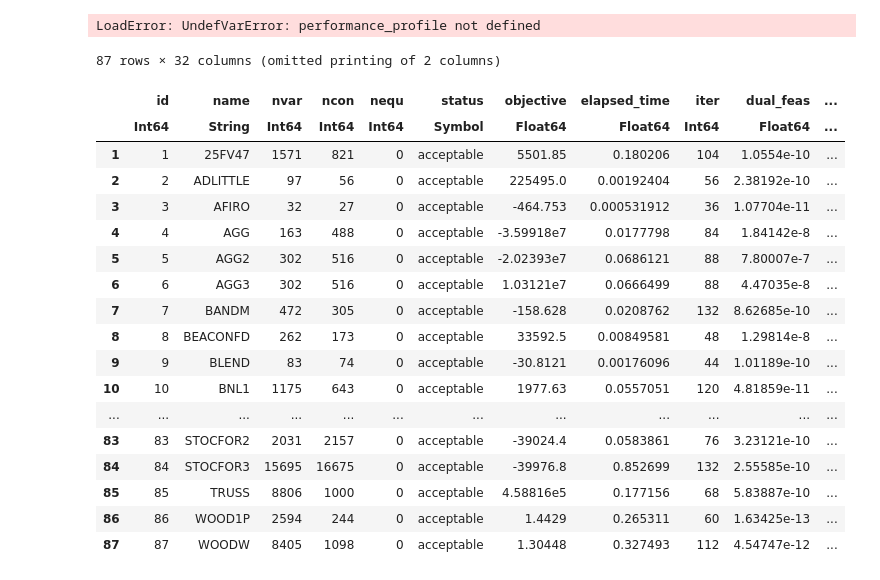
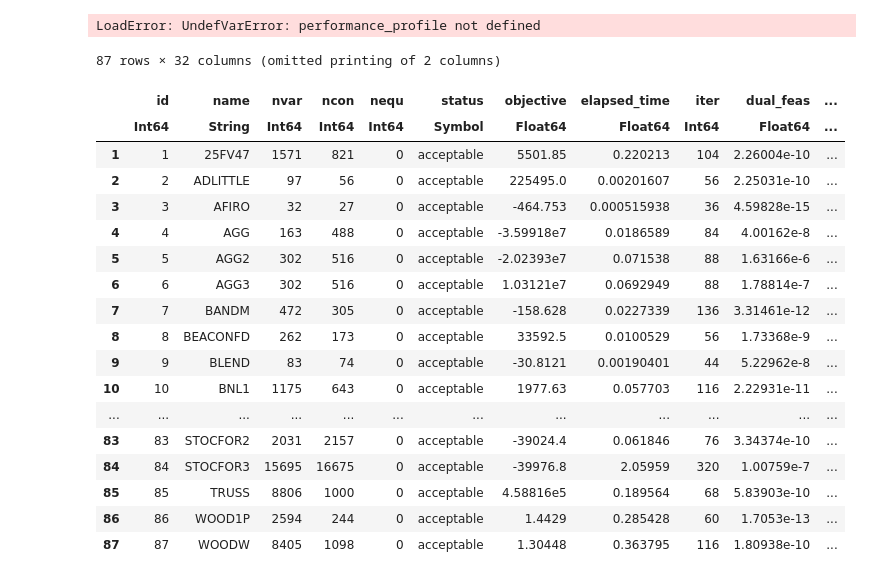
Before and after one commit to geoffroyleconte/StageOptim, a Jupyter notebook: amdahl_benchmarks/amdahl_LP2.ipynb, the cells around one changed output. Saved outputs shown, nothing was run; the diff lists cells and outputs as text; code cells hidden in the pictures.

```diff
--- a/amdahl_benchmarks/amdahl_LP2.ipynb
+++ b/amdahl_benchmarks/amdahl_LP2.ipynb
@@ -26,6 +24,7 @@ rip_mono = open_file(string(res_path, "\\G-2021-03_lp_mono.jld2"));
 rip_mono1 = open_file(string(res_path, "\\ripqp_mono_1_lp.jld2")); # normal
 rip_mono2 = open_file(string(res_path, "\\ripqp_mono_2_lp.jld2")); # no scale Q
 rip_mono3 = open_file(string(res_path, "\\ripqp_mono_3_lp.jld2")); # new Q scaling
+rip_mono4 = open_file(string(res_path, "\\ripqp_mono_4_lp.jld2")); # no scale Q change regu
 rip_mono12 = open_file(string(res_path, "\\ripqp_mono_PC_lp.jld2"));
 rip_mono_nrtol1 = open_file(string(res_path, "\\ripqp_mono_nrtol_1_lp.jld2"));
 rip_mono_d1 = open_file(string(res_path, "\\ripqp_dynamic_1_lp.jld2"));
@@ -163,25 +158,25 @@ title!("Performance profile (Netlib problems)")
 LoadError: UndefVarError: performance_profile not defined
 # %%
 withenv("COLUMNS" => 400, "LINES" => 200) do
-    display(rip_mono12)
+    display(rip_mono4)
 end
 # %% [output]
 87 rows × 32 columns (omitted printing of 2 columns)
 |  | id | name | nvar | ncon | nequ | status | objective | elapsed_time | iter | dual_feas | ... |
 |  | Int64 | String | Int64 | Int64 | Int64 | Symbol | Float64 | Float64 | Int64 | Float64 | ... |
-| 1 | 1 | 25FV47 | 1571 | 821 | 0 | acceptable | 5501.85 | 0.180206 | 104 | 1.0554e-10 | ... |
-| 2 | 2 | ADLITTLE | 97 | 56 | 0 | acceptable | 225495.0 | 0.00192404 | 56 | 2.38192e-10 | ... |
-| 3 | 3 | AFIRO | 32 | 27 | 0 | acceptable | -464.753 | 0.000531912 | 36 | 1.07704e-11 | ... |
-| 4 | 4 | AGG | 163 | 488 | 0 | acceptable | -3.59918e7 | 0.0177798 | 84 | 1.84142e-8 | ... |
-| 5 | 5 | AGG2 | 302 | 516 | 0 | acceptable | -2.02393e7 | 0.0686121 | 88 | 7.80007e-7 | ... |
-| 6 | 6 | AGG3 | 302 | 516 | 0 | acceptable | 1.03121e7 | 0.0666499 | 88 | 4.47035e-8 | ... |
-| 7 | 7 | BANDM | 472 | 305 | 0 | acceptable | -158.628 | 0.0208762 | 132 | 8.62685e-10 | ... |
-| 8 | 8 | BEACONFD | 262 | 173 | 0 | acceptable | 33592.5 | 0.00849581 | 48 | 1.29814e-8 | ... |
-| 9 | 9 | BLEND | 83 | 74 | 0 | acceptable | -30.8121 | 0.00176096 | 44 | 1.01189e-10 | ... |
-| 10 | 10 | BNL1 | 1175 | 643 | 0 | acceptable | 1977.63 | 0.0557051 | 120 | 4.81859e-11 | ... |
+| 1 | 1 | 25FV47 | 1571 | 821 | 0 | acceptable | 5501.85 | 0.220213 | 104 | 2.26004e-10 | ... |
+| 2 | 2 | ADLITTLE | 97 | 56 | 0 | acceptable | 225495.0 | 0.00201607 | 56 | 2.25031e-10 | ... |
+| 3 | 3 | AFIRO | 32 | 27 | 0 | acceptable | -464.753 | 0.000515938 | 36 | 4.59828e-15 | ... |
+| 4 | 4 | AGG | 163 | 488 | 0 | acceptable | -3.59918e7 | 0.0186589 | 84 | 4.00162e-8 | ... |
+| 5 | 5 | AGG2 | 302 | 516 | 0 | acceptable | -2.02393e7 | 0.071538 | 88 | 1.63166e-6 | ... |
+| 6 | 6 | AGG3 | 302 | 516 | 0 | acceptable | 1.03121e7 | 0.0692949 | 88 | 1.78814e-7 | ... |
+| 7 | 7 | BANDM | 472 | 305 | 0 | acceptable | -158.628 | 0.0227339 | 136 | 3.31461e-12 | ... |
+| 8 | 8 | BEACONFD | 262 | 173 | 0 | acceptable | 33592.5 | 0.0100529 | 56 | 1.73368e-9 | ... |
+| 9 | 9 | BLEND | 83 | 74 | 0 | acceptable | -30.8121 | 0.00190401 | 44 | 5.22962e-8 | ... |
+| 10 | 10 | BNL1 | 1175 | 643 | 0 | acceptable | 1977.63 | 0.057703 | 116 | 2.22931e-11 | ... |
 | ... | ... | ... | ... | ... | ... | ... | ... | ... | ... | ... | ... |
-| 83 | 83 | STOCFOR2 | 2031 | 2157 | 0 | acceptable | -39024.4 | 0.0583861 | 76 | 3.23121e-10 | ... |
-| 84 | 84 | STOCFOR3 | 15695 | 16675 | 0 | acceptable | -39976.8 | 0.852699 | 132 | 2.55585e-10 | ... |
-| 85 | 85 | TRUSS | 8806 | 1000 | 0 | acceptable | 4.58816e5 | 0.177156 | 68 | 5.83887e-10 | ... |
-| 86 | 86 | WOOD1P | 2594 | 244 | 0 | acceptable | 1.4429 | 0.265311 | 60 | 1.63425e-13 | ... |
-| 87 | 87 | WOODW | 8405 | 1098 | 0 | acceptable | 1.30448 | 0.327493 | 112 | 4.54747e-12 | ... |
+| 83 | 83 | STOCFOR2 | 2031 | 2157 | 0 | acceptable | -39024.4 | 0.061846 | 76 | 3.34374e-10 | ... |
+| 84 | 84 | STOCFOR3 | 15695 | 16675 | 0 | acceptable | -39976.8 | 2.05959 | 320 | 1.00759e-7 | ... |
+| 85 | 85 | TRUSS | 8806 | 1000 | 0 | acceptable | 4.58816e5 | 0.189564 | 68 | 5.83903e-10 | ... |
+| 86 | 86 | WOOD1P | 2594 | 244 | 0 | acceptable | 1.4429 | 0.285428 | 60 | 1.7053e-13 | ... |
+| 87 | 87 | WOODW | 8405 | 1098 | 0 | acceptable | 1.30448 | 0.363795 | 116 | 1.80938e-10 | ... |
```
Also changed, not shown: parts of 2 cells of this notebook, 2 other files.
